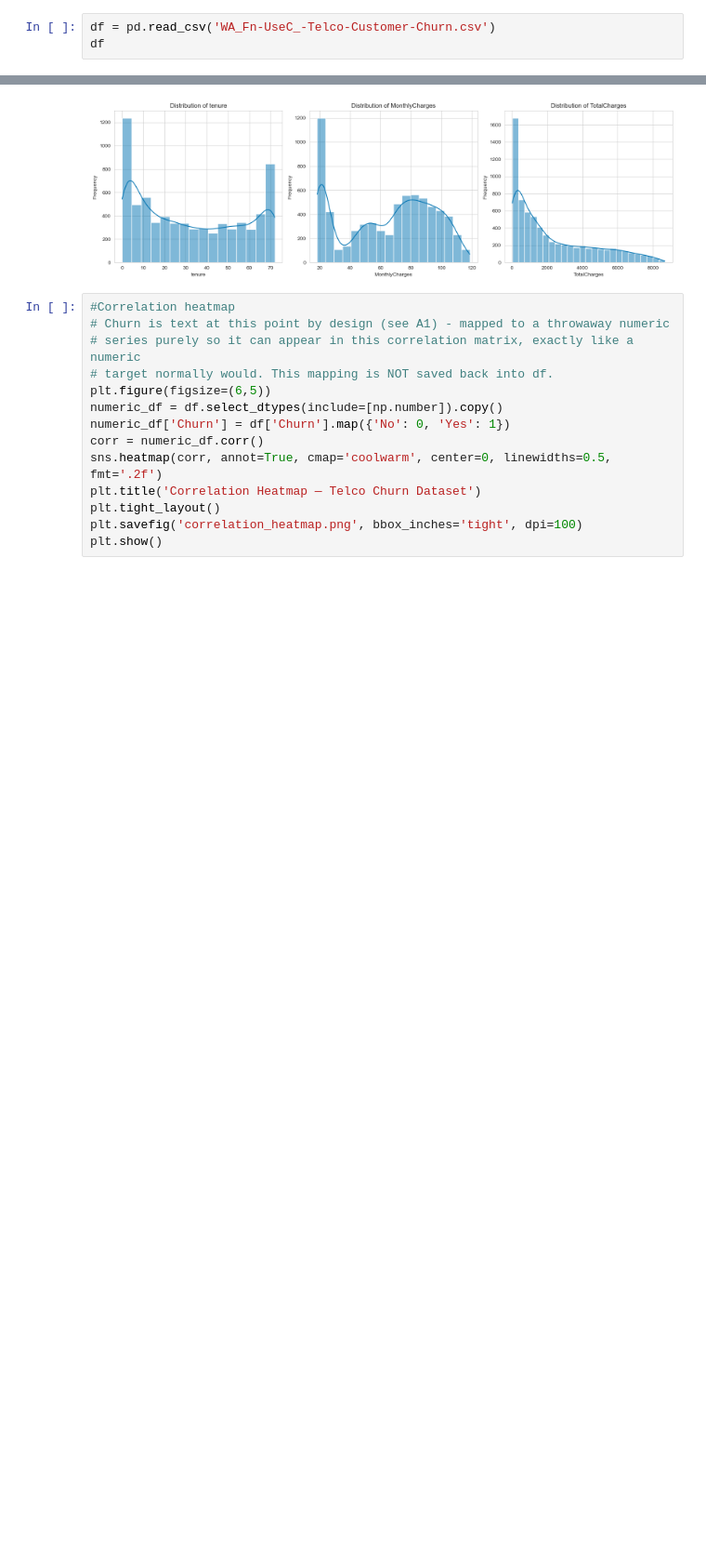
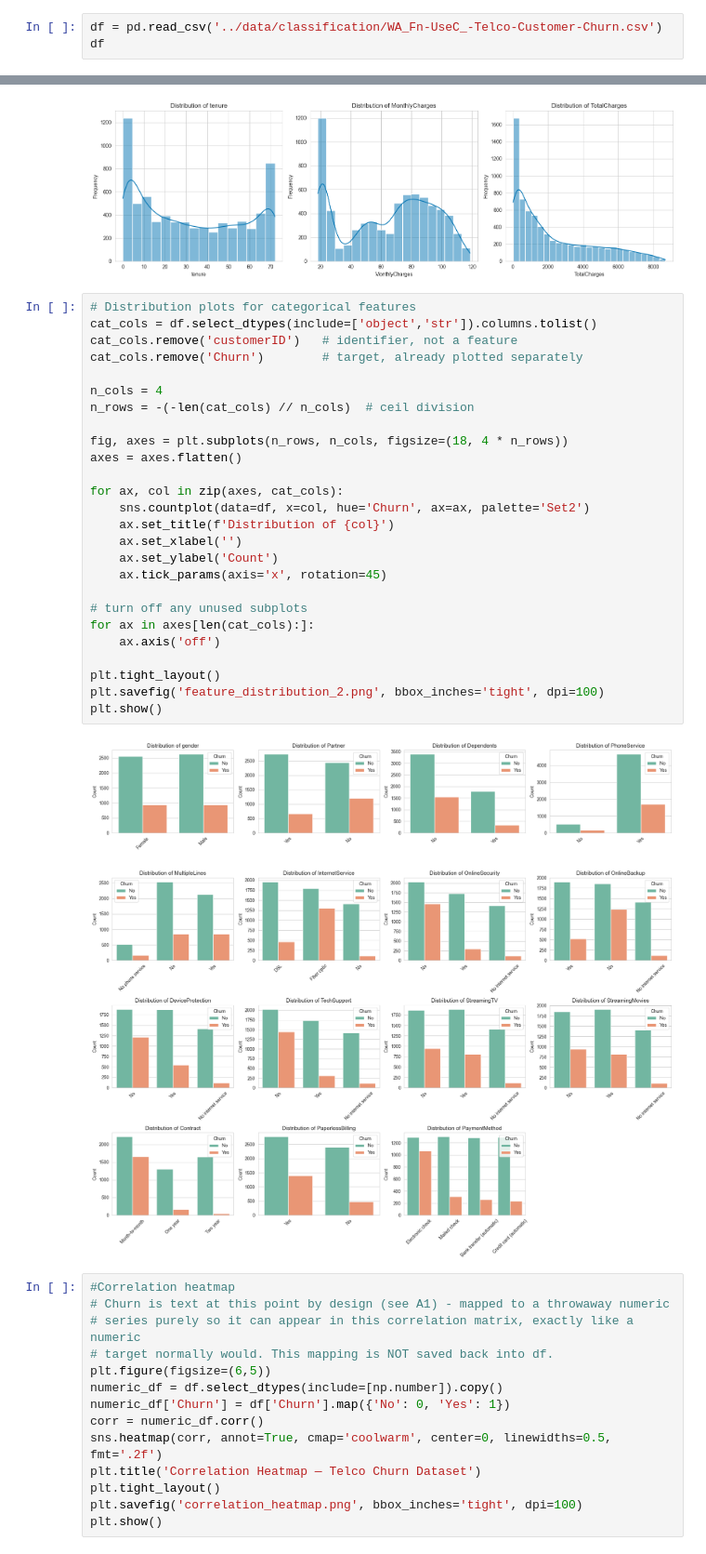
Before and after one commit to srinithi-karunakaran/Cognix_ML_Capstone, a Jupyter notebook: notebooks/classification.ipynb, the cells around one changed output, grey strips where cells are left out. Shown at 93% size. Saved outputs shown, nothing was run; the diff lists cells and outputs as text; blank space fills up the shorter version.

```diff
--- a/notebooks/classification.ipynb
+++ b/notebooks/classification.ipynb
@@ -43,7 +44,7 @@ Section A — DataSet And EDA
 A1.Dataset Loading & Audit
 </h2>
 # %%
-df = pd.read_csv('WA_Fn-UseC_-Telco-Customer-Churn.csv')
+df = pd.read_csv('../data/classification/WA_Fn-UseC_-Telco-Customer-Churn.csv')
 df
 # %% [output]
 |  | customerID | gender | SeniorCitizen | Partner | Dependents | tenure | PhoneService | MultipleLines | ... |
@@ -134,6 +135,34 @@ plt.savefig('feature_distribution_1.png', bbox_inches='tight', dpi=100)
 plt.show()
 # %% [output]
 [figure]
+# %%
+# Distribution plots for categorical features
+cat_cols = df.select_dtypes(include=['object','str']).columns.tolist()
+cat_cols.remove('customerID')   # identifier, not a feature
+cat_cols.remove('Churn')        # target, already plotted separately
+
+n_cols = 4
+n_rows = -(-len(cat_cols) // n_cols)  # ceil division
+
+fig, axes = plt.subplots(n_rows, n_cols, figsize=(18, 4 * n_rows))
+axes = axes.flatten()
+
+for ax, col in zip(axes, cat_cols):
+    sns.countplot(data=df, x=col, hue='Churn', ax=ax, palette='Set2')
+    ax.set_title(f'Distribution of {col}')
+    ax.set_xlabel('')
+    ax.set_ylabel('Count')
+    ax.tick_params(axis='x', rotation=45)
+
+# turn off any unused subplots
+for ax in axes[len(cat_cols):]:
+    ax.axis('off')
+
+plt.tight_layout()
+plt.savefig('feature_distribution_2.png', bbox_inches='tight', dpi=100)
+plt.show()
+# %% [output]
+[figure, added]
 # %%
 #Correlation heatmap
 # Churn is text at this point by design (see A1) - mapped to a throwaway numeric
```
Also changed, not shown: parts of 23 cells of this notebook.
